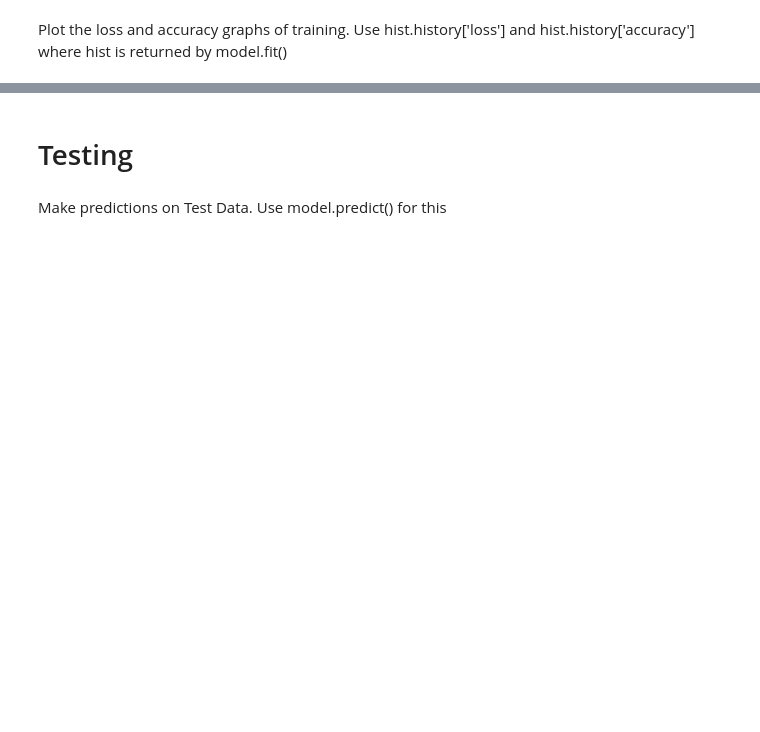
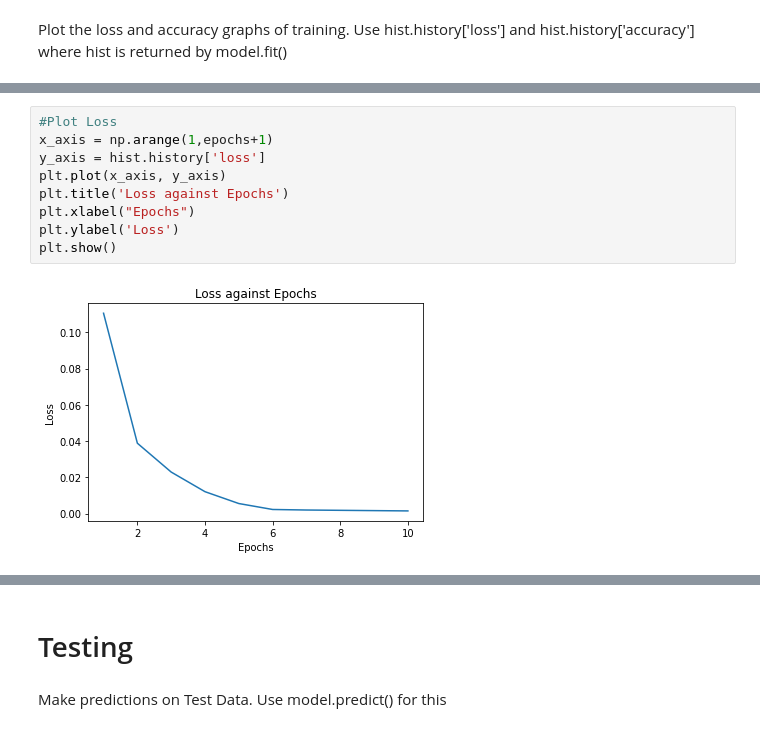
Before and after one commit to faaiqbilal/Machine-Learning-CS-535, a Jupyter notebook: PA5_part2.ipynb, the cells around one changed output, grey strips where cells are left out. Drawn from its saved outputs; the diff is of its cells as text; blank space fills up the shorter version.

```diff
--- a/PA5_part2.ipynb
+++ b/PA5_part2.ipynb
@@ -441,0 +522,11 @@ Plot the loss and accuracy graphs of training. Use hist.history['loss'] and hist
+# %%
+#Plot Loss
+x_axis = np.arange(1,epochs+1)
+y_axis = hist.history['loss']
+plt.plot(x_axis, y_axis)
+plt.title('Loss against Epochs')
+plt.xlabel("Epochs")
+plt.ylabel('Loss')
+plt.show()
+# %% [output]
+[figure, added]
```
Also changed, not shown: parts of 20 cells of this notebook.
